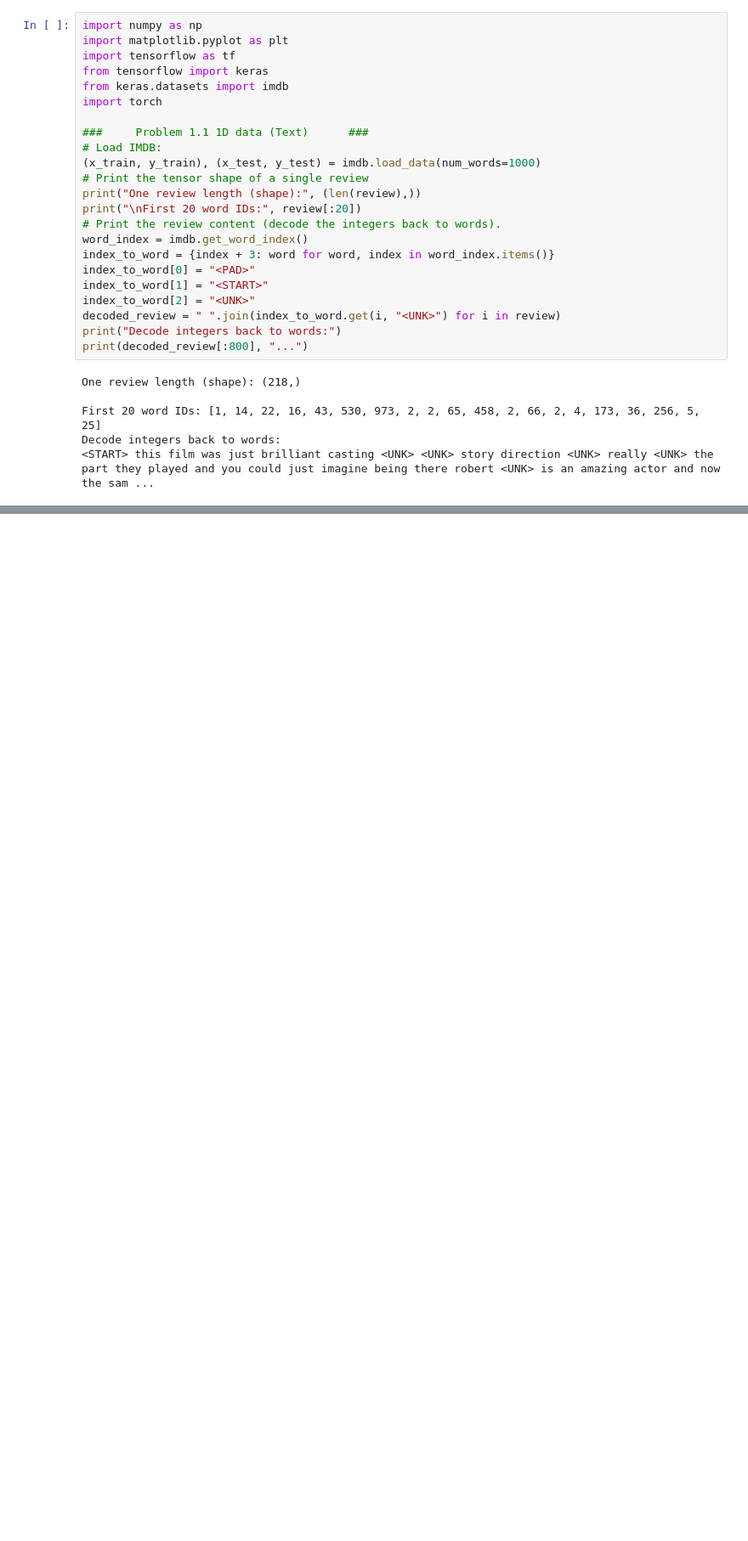
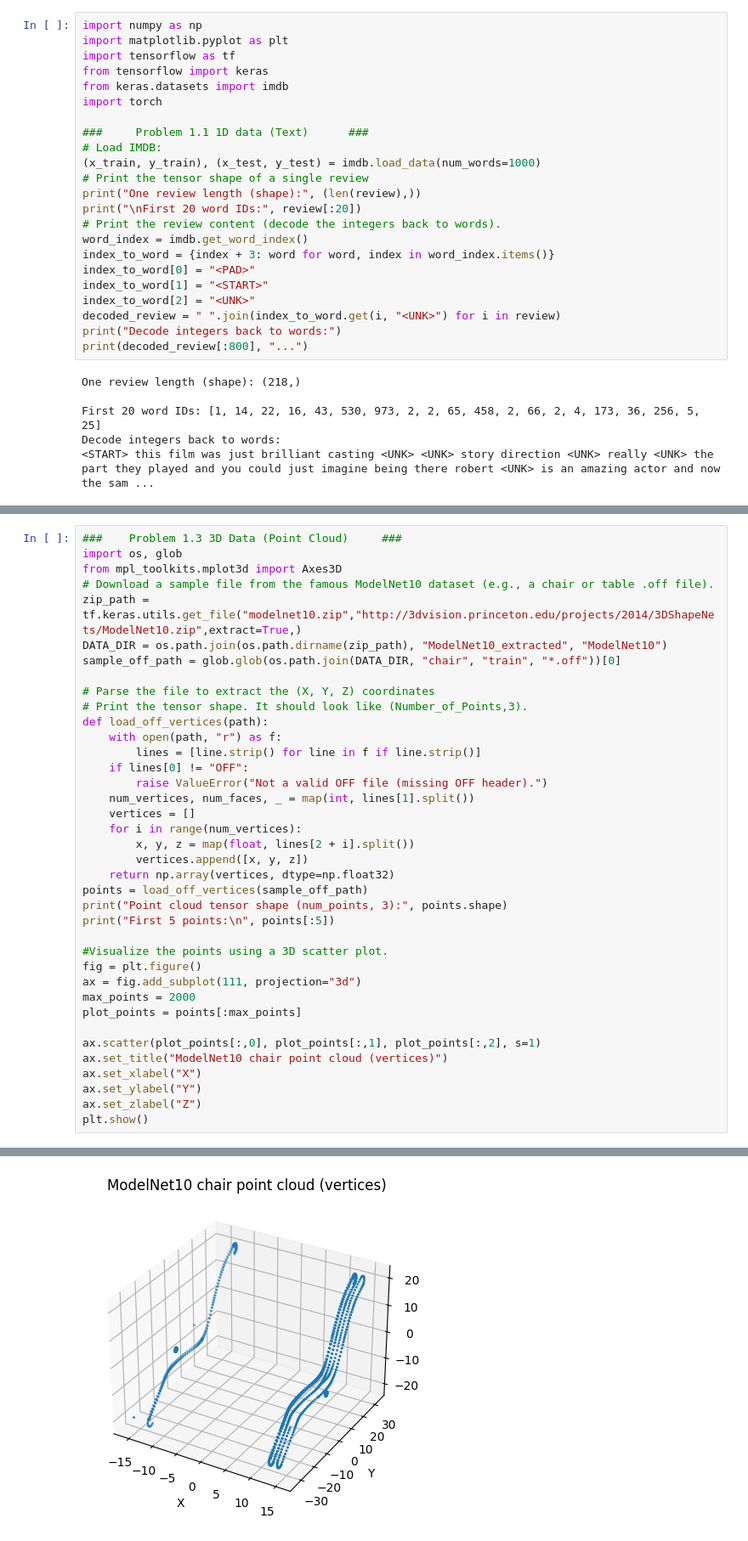
Before and after one commit to lehuuphucwork-oss/Baitap_2, a Jupyter notebook: NNFZ_HW01.ipynb, the cells around one changed output, grey strips where cells are left out. Shown at 85% size. Drawn from its saved outputs; the diff is of its cells as text; blank space fills up the shorter version.

```diff
--- a/NNFZ_HW01.ipynb
+++ b/NNFZ_HW01.ipynb
@@ -63,0 +48,39 @@ Exists? False
+# %%
+###    Problem 1.3 3D Data (Point Cloud)     ###
+import os, glob
+from mpl_toolkits.mplot3d import Axes3D
+# Download a sample file from the famous ModelNet10 dataset (e.g., a chair or table .off file).
+zip_path = tf.keras.utils.get_file("modelnet10.zip","http://3dvision.princeton.edu/projects/2014/3DShapeNets/ModelNet10.zip",extract=True,)
+DATA_DIR = os.path.join(os.path.dirname(zip_path), "ModelNet10_extracted", "ModelNet10")
+sample_off_path = glob.glob(os.path.join(DATA_DIR, "chair", "train", "*.off"))[0]
+
+# Parse the file to extract the (X, Y, Z) coordinates
+# Print the tensor shape. It should look like (Number_of_Points,3).
+def load_off_vertices(path):
+    with open(path, "r") as f:
+        lines = [line.strip() for line in f if line.strip()]
+    if lines[0] != "OFF":
+        raise ValueError("Not a valid OFF file (missing OFF header).")
+    num_vertices, num_faces, _ = map(int, lines[1].split())
+    vertices = []
+    for i in range(num_vertices):
+        x, y, z = map(float, lines[2 + i].split())
+        vertices.append([x, y, z])
+    return np.array(vertices, dtype=np.float32)
+points = load_off_vertices(sample_off_path)
+print("Point cloud tensor shape (num_points, 3):", points.shape)
+print("First 5 points:\n", points[:5])
+
+#Visualize the points using a 3D scatter plot.
+fig = plt.figure()
+ax = fig.add_subplot(111, projection="3d")
+max_points = 2000
+plot_points = points[:max_points]
+
+ax.scatter(plot_points[:,0], plot_points[:,1], plot_points[:,2], s=1)
+ax.set_title("ModelNet10 chair point cloud (vertices)")
+ax.set_xlabel("X")
+ax.set_ylabel("Y")
+ax.set_zlabel("Z")
+plt.show()
+# %% [output]
@@ -63,0 +94 @@ Exists? False
+[figure, added]
```
Also changed, not shown: parts of 4 cells of this notebook.
